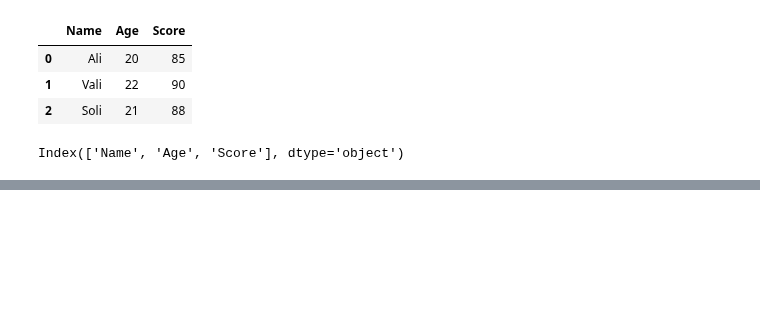
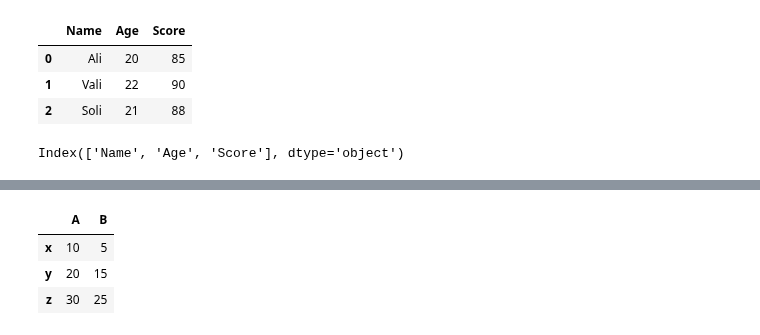
Before and after one commit to izzat-ai/learning-ai, a Jupyter notebook: pandas/dec_17_practice_all.ipynb, the cells around one changed output, grey strips where cells are left out. Drawn from its saved outputs; the diff is of its cells as text; code cells hidden in the pictures; blank space fills up the shorter version.

```diff
--- a/pandas/dec_17_practice_all.ipynb
+++ b/pandas/dec_17_practice_all.ipynb
@@ -22,0 +102,11 @@ Index(['Name', 'Age', 'Score'], dtype='object')
+# %%
+df5 = pd.DataFrame({
+    'A': [10, 20, 30],
+    'B': [5, 15, 25]
+}, index=['x', 'y', 'z'])
+df5
+# %% [output]
+|  | A | B |
+| x | 10 | 5 |
+| y | 20 | 15 |
+| z | 30 | 25 |
```
Also changed, not shown: parts of 9 cells of this notebook.
